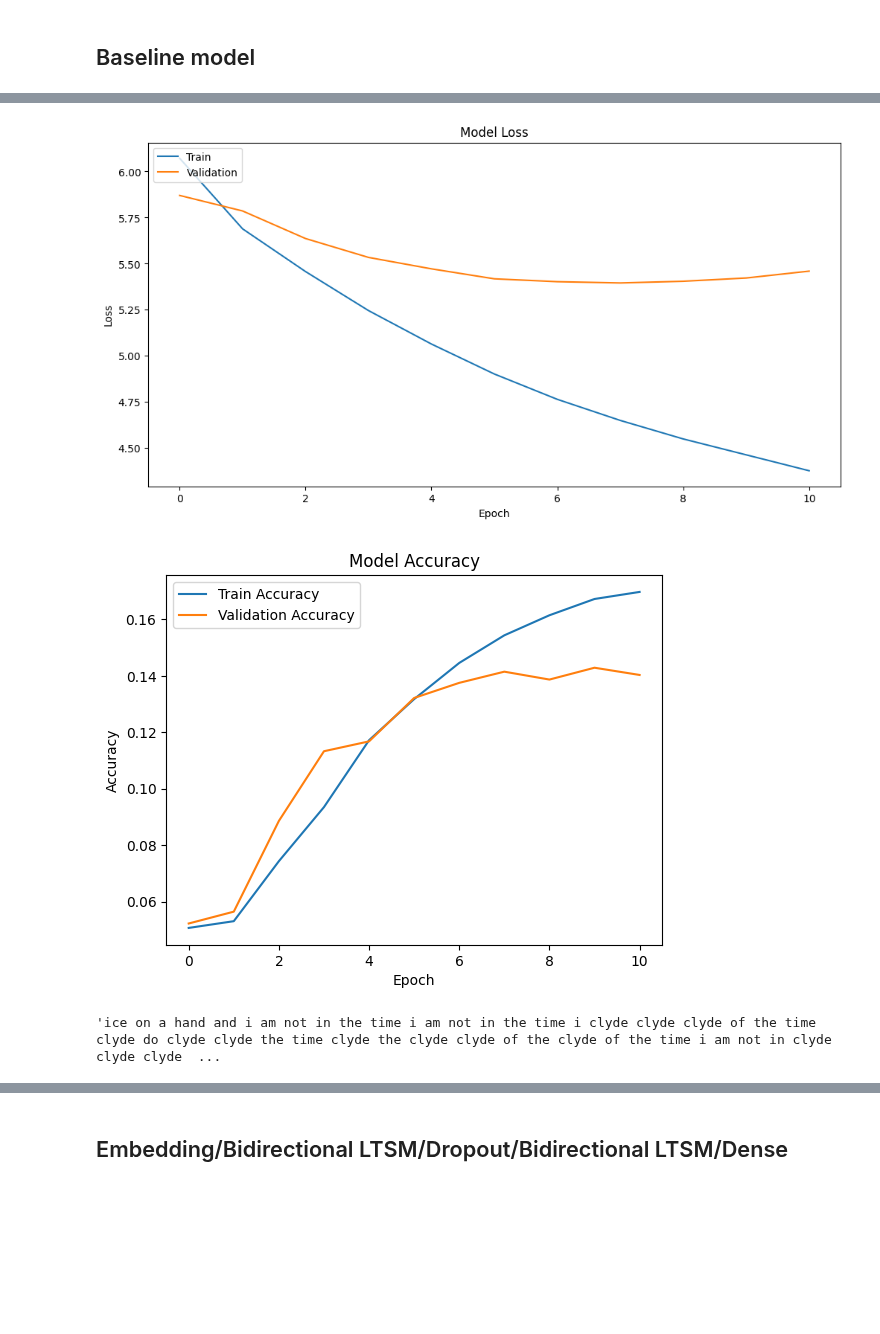
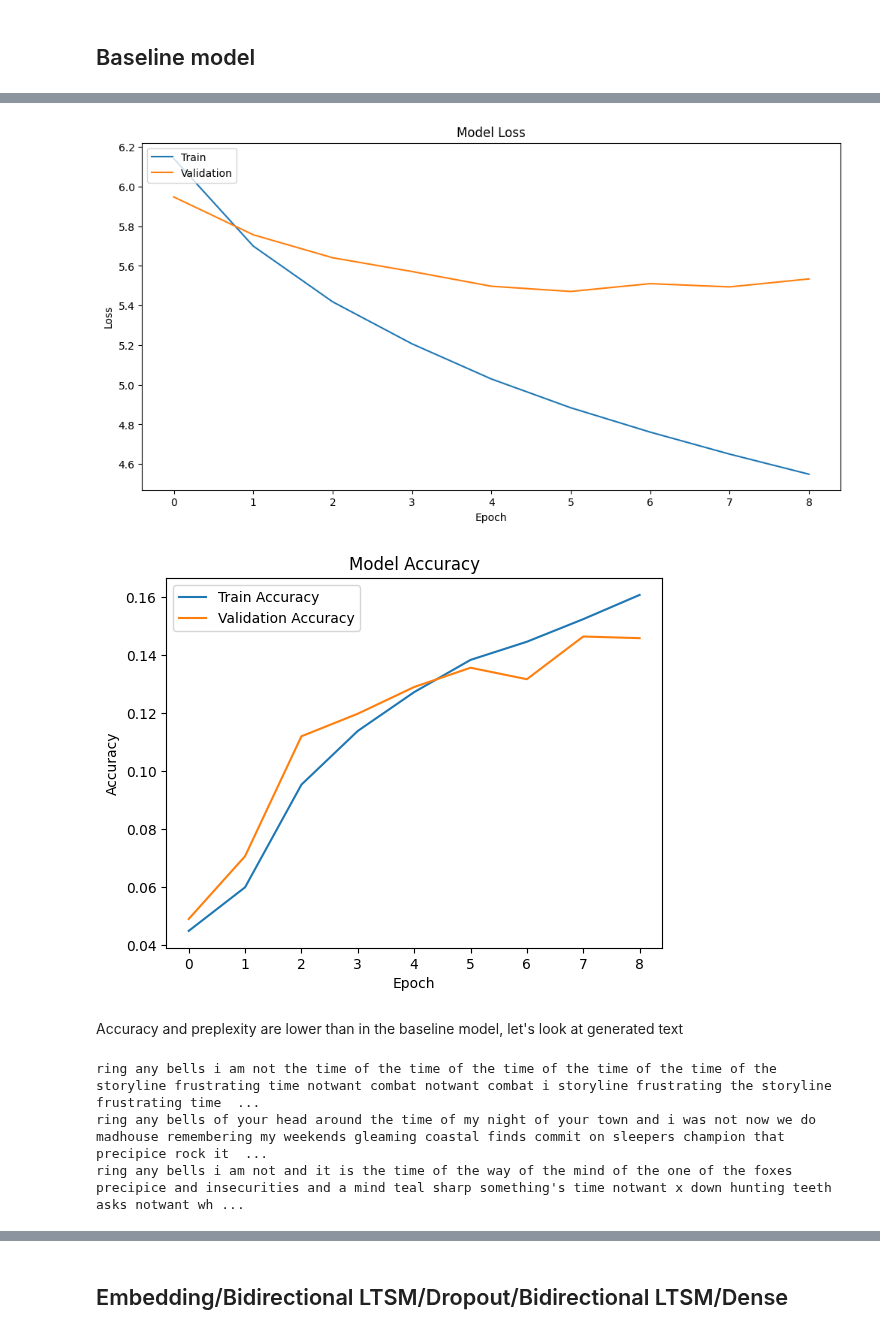
Before and after one commit to olgazju/ml_camp_2023, a Jupyter notebook: capstione_project_1/notebooks/Model.ipynb, the cells around one changed output, grey strips where cells are left out. Cells and saved outputs as stored; diff of their text form; code cells hidden in the pictures; blank space fills up the shorter version.

Commit message:
restructured model notebook

```diff
--- a/capstione_project_1/notebooks/Model.ipynb
+++ b/capstione_project_1/notebooks/Model.ipynb
@@ -74,7 +116,7 @@ def viz_metrics(history):
 
 def train(model):
   earlystop = EarlyStopping(monitor='val_loss', min_delta=0, patience=3, verbose=1, mode='auto', restore_best_weights=True)
-  history = model.fit(X_train, y_train, epochs=50, validation_data=(X_val, y_val), callbacks=[earlystop, Perplexity()])
+  history = model.fit(X_train, y_train, epochs=100, validation_data=(X_val, y_val), callbacks=[earlystop, Perplexity()])
   return history
 
 def generate(model, seed_text):
@@ -114,7 +156,7 @@ def sample_with_temperature(probabilities, temperature=1.0):
     probabilities = exp_probs / np.sum(exp_probs)
 
     # Sample the next word based on the adjusted probabilities
-    choices = range(len(probabilities))  # This should be the range of your vocabulary
+    choices = range(len(probabilities))
     next_word = np.random.choice(choices, p=probabilities)
 
     return next_word
@@ -126,10 +168,10 @@ def generate_with_temperature(model, seed_text, temperature=1.0):
         token_list = tokenizer.texts_to_sequences([seed_text])[0]
         token_list = pad_sequences([token_list], maxlen=max_sequence_len-1, padding='pre')
 
-        probabilities = model.predict(token_list, verbose=0)[0]  # Get softmax probabilities
+        probabilities = model.predict(token_list, verbose=0)[0]
 
         # Use temperature to adjust the probabilities and sample the next word
-        predicted = sample_with_temperature(probabilities, temperature=temperature)  # Adjust the temperature as needed
+        predicted = sample_with_temperature(probabilities, temperature=temperature)
 
         # Convert the predicted token to a word and update the seed text
         output_word = ""
@@ -188,18 +326,16 @@ generate_with_temperature(model, 'ring any bells', 0.6)
 # %%
 # Building the Model
-model2 = Sequential()
-model2.add(Embedding(total_words, 100, input_length=max_sequence_len-1))
-model2.add(LSTM(150, return_sequences=True))
-model2.add(Dropout(0.1))
-model2.add(LSTM(100))
-model2.add(Dropout(0.1))
-model2.add(Dense(total_words, activation='softmax'))
-model2.compile(loss='categorical_crossentropy', optimizer='adam', metrics=['accuracy'])
+model1 = Sequential()
+model1.add(Embedding(total_words, 100, input_length=max_sequence_len-1))
+model1.add(LSTM(150, return_sequences=True))
+model1.add(Dropout(0.1))
+model1.add(LSTM(100))
+model1.add(Dropout(0.1))
+model1.add(Dense(total_words, activation='softmax'))
+model1.compile(loss='categorical_crossentropy', optimizer='adam', metrics=['accuracy'])
 
-model2.summary()
+model1.summary()
 
-history = train(model2)
+history = train(model1)
 viz_metrics(history)
-
-generate(model2, 'ice on a hand')
 # %% [output]
@@ -223,3 +359,12 @@ Epoch 11: early stopping
-[figure, old version]
+[figure, new version]
-[figure, old version]
+[figure, new version]
-'ice on a hand and i am not in the time i am not in the time i clyde clyde clyde of the time clyde do clyde clyde the time clyde the clyde clyde of the clyde of the time i am not in clyde clyde clyde  ...
+# %% [markdown]
+Accuracy and preplexity are lower than in the baseline model, let's look at generated text
+# %%
+print(generate(model1, 'ring any bells'))
+print(generate_with_temperature(model1, 'ring any bells', 0.6))
+print(generate_with_temperature(model1, 'ring any bells', 0.2))
+# %% [output]
+ring any bells i am not the time of the time of the time of the time of the time of the storyline frustrating time notwant combat notwant combat i storyline frustrating the storyline frustrating time  ...
+ring any bells of your head around the time of my night of your town and i was not now we do madhouse remembering my weekends gleaming coastal finds commit on sleepers champion that precipice rock it  ...
+ring any bells i am not and it is the time of the way of the mind of the one of the foxes precipice and insecurities and a mind teal sharp something's time notwant x down hunting teeth asks notwant wh ...
```
Also changed, not shown: parts of 29 cells of this notebook.
